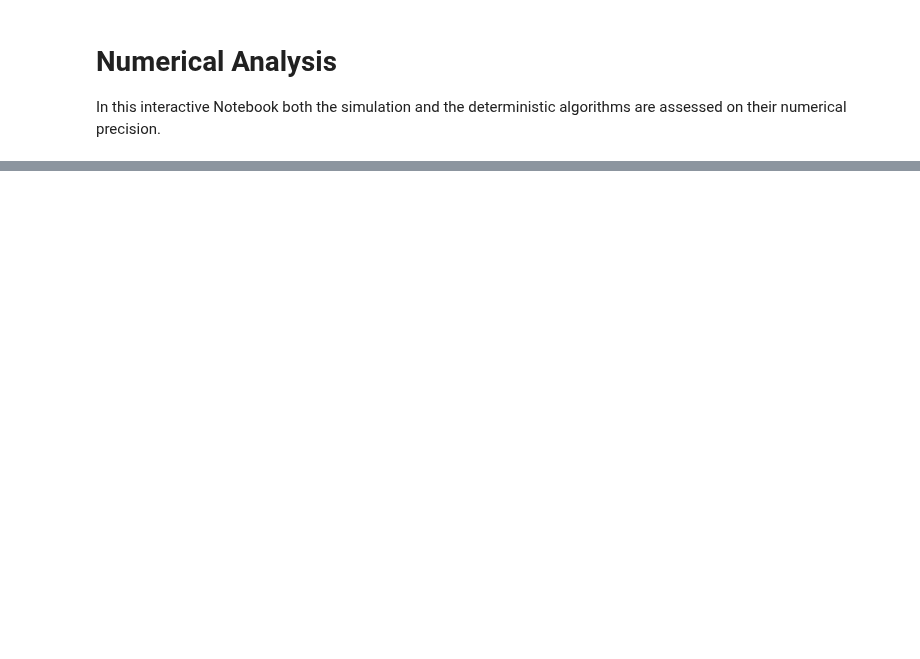
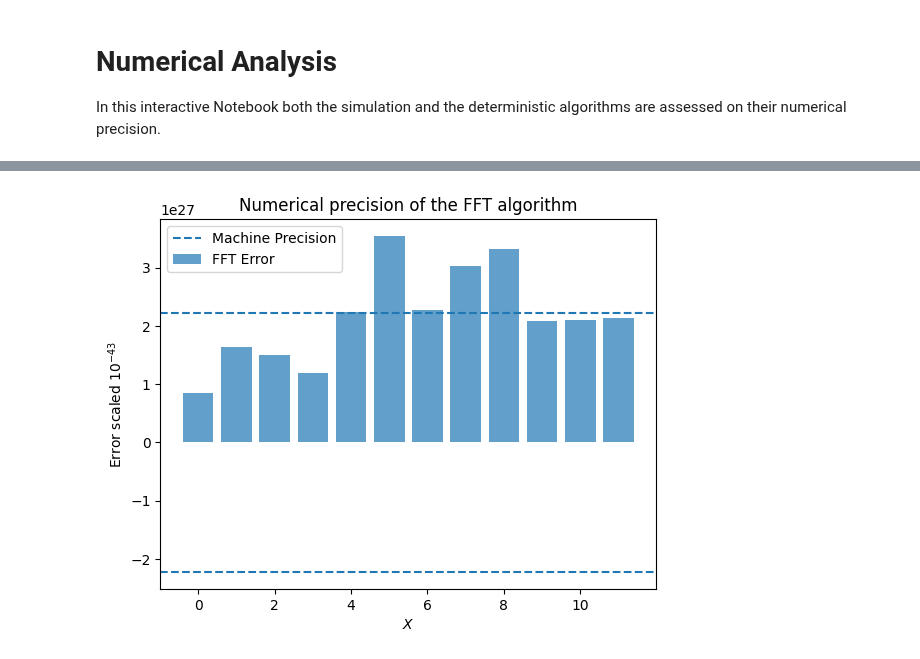
Before and after one commit to StrikerBadger/bachelor-thesis, a Jupyter notebook: numerical_analysis.ipynb, the cells around one changed output, grey strips where cells are left out. Drawn from its saved outputs; the diff is of its cells as text; code cells hidden in the pictures; blank space fills up the shorter version.

```diff
--- a/numerical_analysis.ipynb
+++ b/numerical_analysis.ipynb
@@ -113,0 +173,12 @@ To
+# %%
+plt.clf()
+plt.bar(range(len(samples)+1), fft_error, alpha=0.7, label='FFT Error')
+plt.title('Numerical precision of the FFT algorithm')
+plt.xlabel('$X$')
+plt.ylabel(f'Error scaled $10^{"{" + str(min_exp) + "}"}$')
+plt.axhline(eps_graph[0], linestyle='--', label='Machine Precision')
+plt.axhline(-eps_graph[0], linestyle='--')
+plt.legend()
+plt.show()
+# %% [output]
+[figure, added]
```
Also changed, not shown: parts of 17 cells of this notebook, 2 other files.
